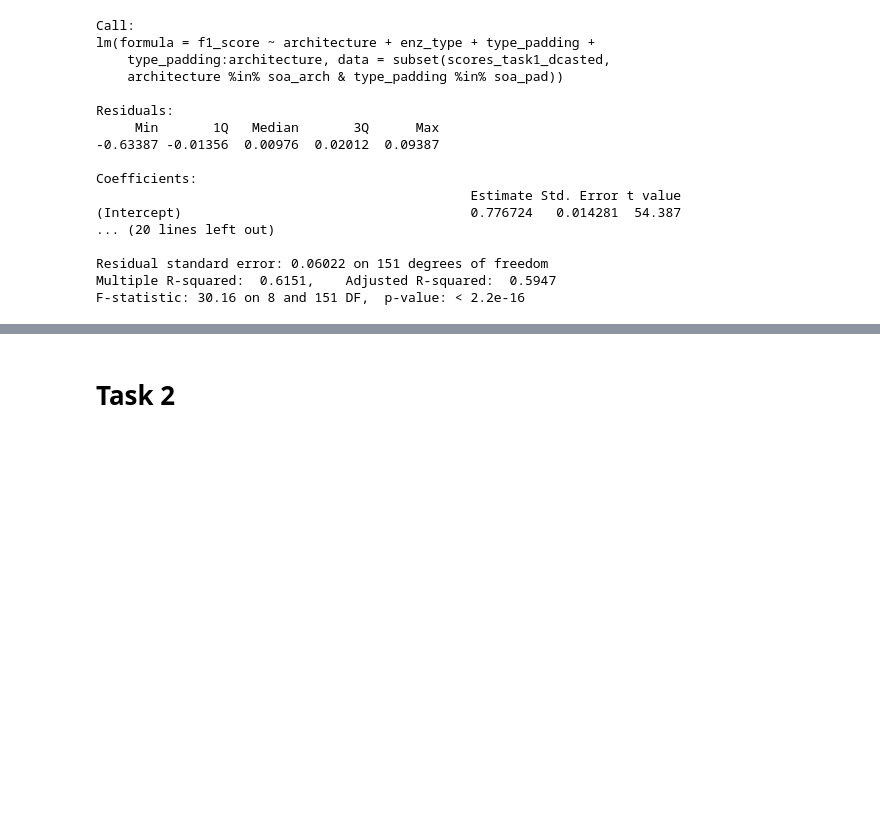
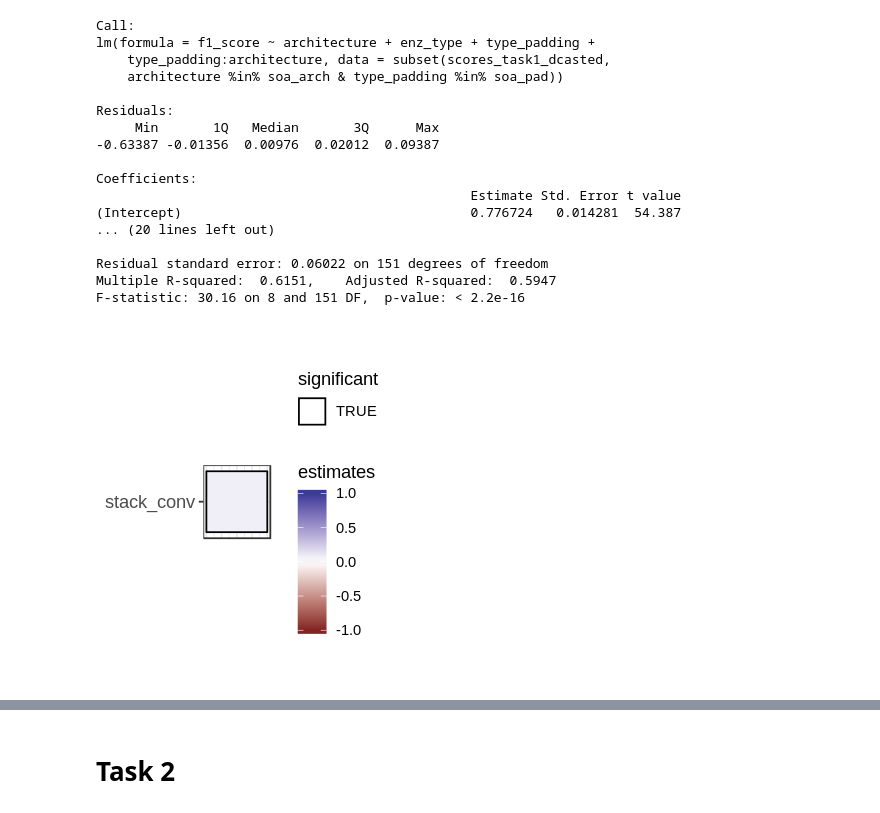
Before and after one commit to b2slab/padding_benchmark, a Jupyter notebook: notebooks/linear_models_metrics.ipynb, the cells around one changed output, grey strips where cells are left out. Saved outputs shown, nothing was run; the diff lists cells and outputs as text; code cells hidden in the pictures; blank space fills up the shorter version.

```diff
--- a/notebooks/linear_models_metrics.ipynb
+++ b/notebooks/linear_models_metrics.ipynb
@@ -127,3 +245,16 @@ Coefficients:
 Residual standard error: 0.06022 on 151 degrees of freedom
 Multiple R-squared:  0.6151,    Adjusted R-squared:  0.5947
 F-statistic: 30.16 on 8 and 151 DF,  p-value: < 2.2e-16
+# %%
+sm2_df <- postproc_lm(lm_f1_task1_additive_soa)
+sm2_df_proc <- separating_interactions("architecture", "type_padding", sm2_df)
+# %%
+# Dividing lm in representable tiles
+arch_df_2 <- dividing_rownames("architecture", sm2_df_proc$estimates_df)
+enz_df_2 <- dividing_rownames("enz_type", sm2_df_proc$estimates_df)
+pad_df_2 <- dividing_rownames("type_padding", sm2_df_proc$estimates_df)
+# %%
+options(repr.plot.width=2.5, repr.plot.height=3)
+plotting_additive("architecture", arch_df_2)
+# %% [output]
+[figure, added]
```
Also changed, not shown: parts of 73 cells of this notebook, 3 other files.
